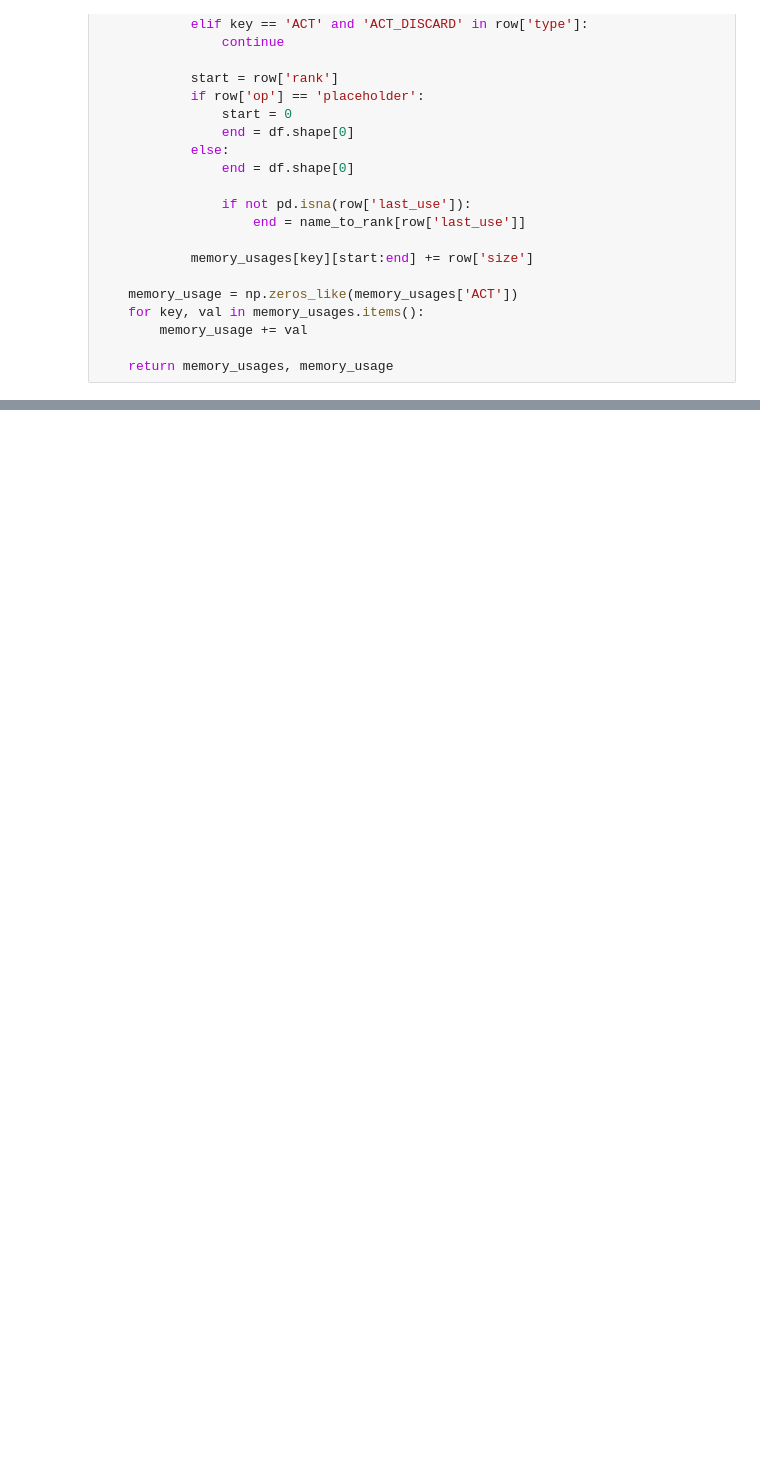
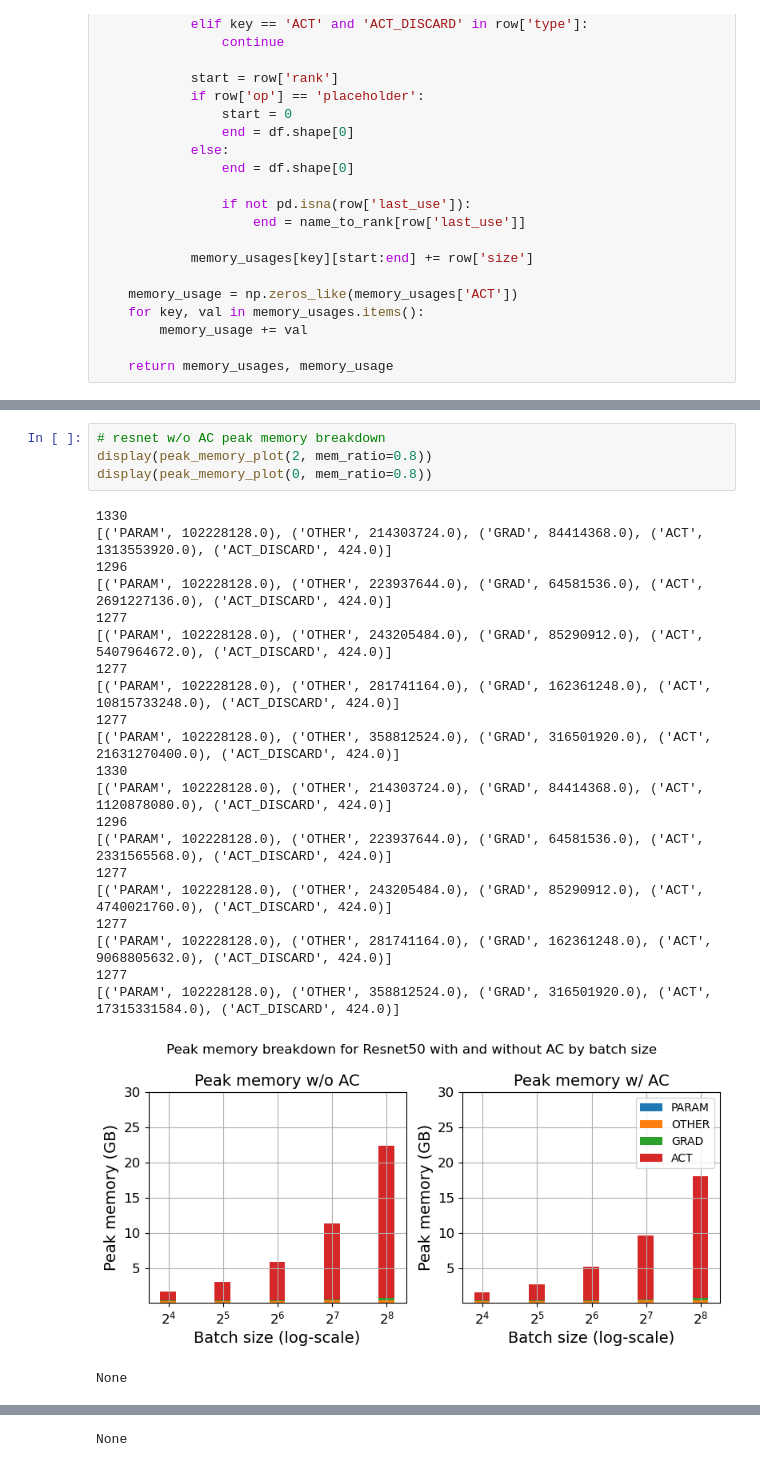
Before and after one commit to keremdayi2/CS265-mlsys-project, a Jupyter notebook: analysis.ipynb, the cells around one changed output, grey strips where cells are left out. Cells and saved outputs as stored; diff of their text form; blank space fills up the shorter version.

```diff
--- a/analysis.ipynb
+++ b/analysis.ipynb
@@ -66,0 +219,27 @@ no_ac_mem_breakdown, total_memory = get_memory_decomp(df_pre)
+# %%
+# resnet w/o AC peak memory breakdown
+display(peak_memory_plot(2, mem_ratio=0.8))
+display(peak_memory_plot(0, mem_ratio=0.8))
+# %% [output]
+1330
+[('PARAM', 102228128.0), ('OTHER', 214303724.0), ('GRAD', 84414368.0), ('ACT', 1313553920.0), ('ACT_DISCARD', 424.0)]
+1296
+[('PARAM', 102228128.0), ('OTHER', 223937644.0), ('GRAD', 64581536.0), ('ACT', 2691227136.0), ('ACT_DISCARD', 424.0)]
+1277
+[('PARAM', 102228128.0), ('OTHER', 243205484.0), ('GRAD', 85290912.0), ('ACT', 5407964672.0), ('ACT_DISCARD', 424.0)]
+1277
+[('PARAM', 102228128.0), ('OTHER', 281741164.0), ('GRAD', 162361248.0), ('ACT', 10815733248.0), ('ACT_DISCARD', 424.0)]
+1277
+[('PARAM', 102228128.0), ('OTHER', 358812524.0), ('GRAD', 316501920.0), ('ACT', 21631270400.0), ('ACT_DISCARD', 424.0)]
+1330
+[('PARAM', 102228128.0), ('OTHER', 214303724.0), ('GRAD', 84414368.0), ('ACT', 1120878080.0), ('ACT_DISCARD', 424.0)]
+1296
+[('PARAM', 102228128.0), ('OTHER', 223937644.0), ('GRAD', 64581536.0), ('ACT', 2331565568.0), ('ACT_DISCARD', 424.0)]
+1277
+[('PARAM', 102228128.0), ('OTHER', 243205484.0), ('GRAD', 85290912.0), ('ACT', 4740021760.0), ('ACT_DISCARD', 424.0)]
+1277
+[('PARAM', 102228128.0), ('OTHER', 281741164.0), ('GRAD', 162361248.0), ('ACT', 9068805632.0), ('ACT_DISCARD', 424.0)]
+1277
+[('PARAM', 102228128.0), ('OTHER', 358812524.0), ('GRAD', 316501920.0), ('ACT', 17315331584.0), ('ACT_DISCARD', 424.0)]
+[figure, added]
+None
@@ -67,3 +263,4 @@ no_ac_mem_breakdown, total_memory = get_memory_decomp(df_pre)
+None
 # %%
 def plot_memory_over_time(df, suffix='pre', breakdown=True):
     name_to_rank = {}
```
Also changed, not shown: parts of 9 cells of this notebook, 21 other files.
